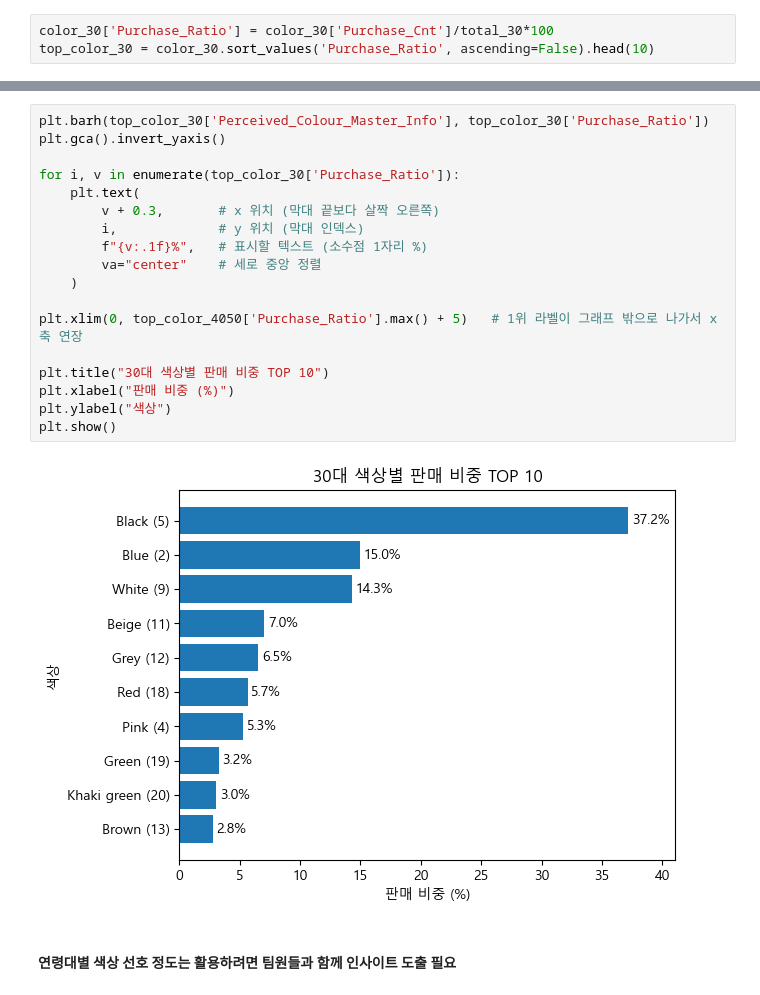
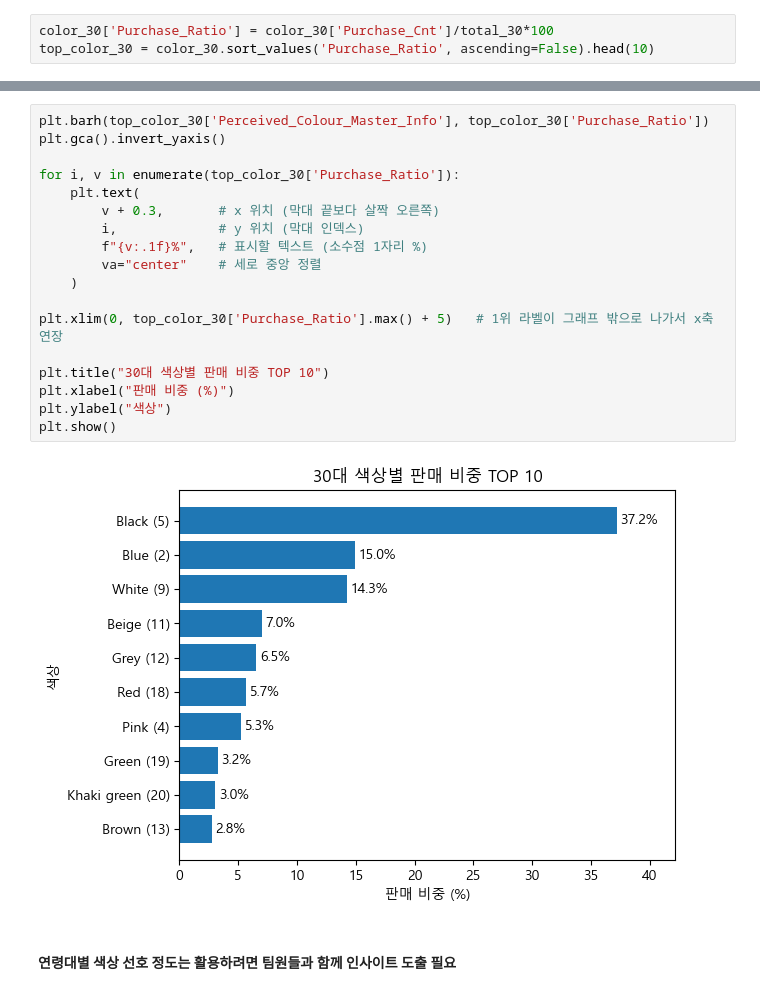
Before and after one commit to leegolem/data-commando-project, a Jupyter notebook: notebooks/member3/260128_new.ipynb, the cells around one changed output, grey strips where cells are left out. Drawn from its saved outputs; the diff is of its cells as text.

```diff
--- a/notebooks/member3/260128_new.ipynb
+++ b/notebooks/member3/260128_new.ipynb
@@ -341,23 +341,23 @@ plt.show()
 # %%
 plt.barh(top_color_30['Perceived_Colour_Master_Info'], top_color_30['Purchase_Ratio'])
 plt.gca().invert_yaxis()
 
 for i, v in enumerate(top_color_30['Purchase_Ratio']):
     plt.text(
         v + 0.3,       # x 위치 (막대 끝보다 살짝 오른쪽)
         i,             # y 위치 (막대 인덱스)
         f"{v:.1f}%",   # 표시할 텍스트 (소수점 1자리 %)
         va="center"    # 세로 중앙 정렬
     )
 
-plt.xlim(0, top_color_4050['Purchase_Ratio'].max() + 5)   # 1위 라벨이 그래프 밖으로 나가서 x축 연장
+plt.xlim(0, top_color_30['Purchase_Ratio'].max() + 5)   # 1위 라벨이 그래프 밖으로 나가서 x축 연장
 
 plt.title("30대 색상별 판매 비중 TOP 10")
 plt.xlabel("판매 비중 (%)")
 plt.ylabel("색상")
 plt.show()
 # %% [output]
-[figure, old version]
+[figure, new version]
 # %% [markdown]
 #### 연령대별 색상 선호 정도는 활용하려면 팀원들과 함께 인사이트 도출 필요
 # %% [markdown]
```
Also changed, not shown: parts of 8 cells of this notebook, 2 other files.
